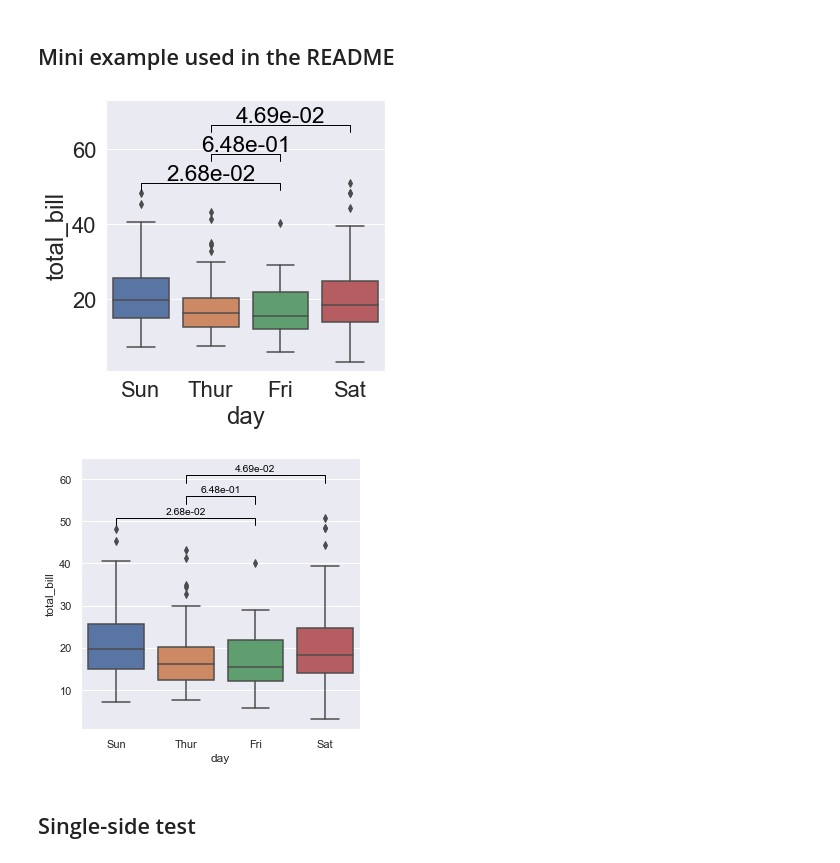
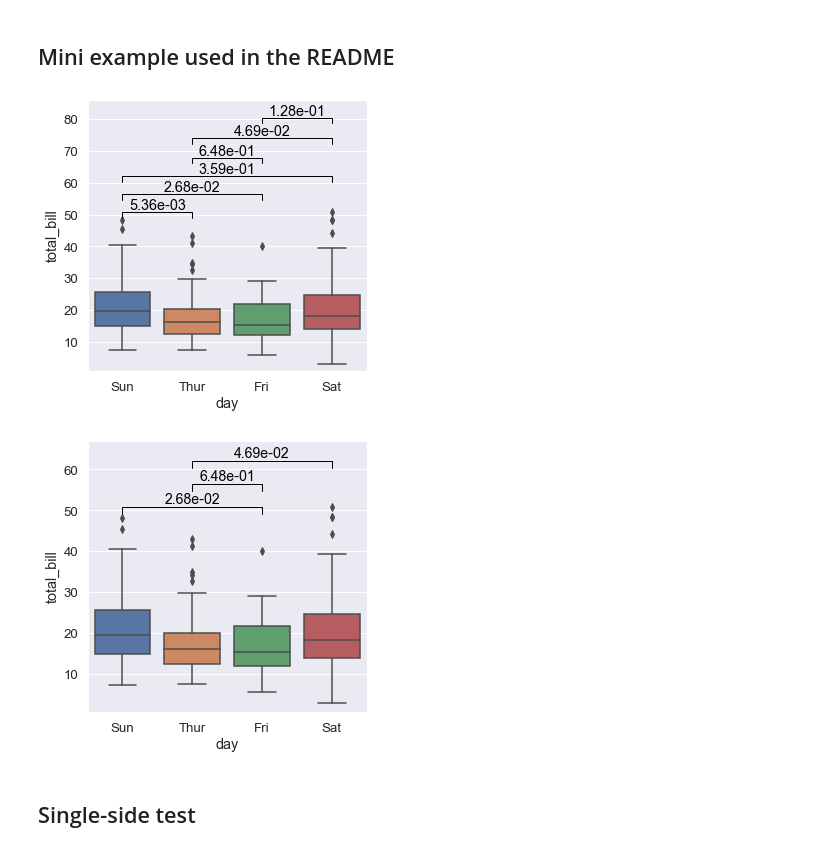
Before and after one commit to mourisl/pvalannot, a Jupyter notebook: dev.ipynb, the cells around one changed output. Cells and saved outputs as stored; diff of their text form; code cells hidden in the pictures.

Commit message:
Allow automatically pairs. Adjust text coordinate if it is out side the x boundaries.

```diff
--- a/dev.ipynb
+++ b/dev.ipynb
@@ -16,21 +16,21 @@ from statannotations.Annotator import Annotator
 # %%
 import matplotlib.pyplot as plt
 import seaborn as sns
 from pvalannot import pvalannot
 
 df = sns.load_dataset("tips")
 x = "day"
 y = "total_bill"
 order = ['Sun', 'Thur', 'Fri', 'Sat']
-font_scale = 2
+font_scale = 1.2
 sns.set(font_scale=font_scale)
 fig = plt.figure(figsize=(5, 5))
 ax = sns.boxplot(data=df, x=x, y=y, order=order)
-pairs=[("Thur", "Fri"), ("Thur", "Sat"), ("Fri", "Sun")]
+#pairs=[("Thur", "Fri"), ("Thur", "Sat"), ("Fri", "Sun")]
 
-pvalannot.AddPvalAnnot(x=x, y=y, data=df, order=order, pairs=pairs, ax=ax, font_scale=1.2)
+pvalannot.AddPvalAnnot(x=x, y=y, data=df, order=order, ax=ax)
 # %% [output]
-[figure, old version]
+[figure, new version]
 # %%
 import matplotlib.pyplot as plt
 import seaborn as sns
@@ -40,14 +40,15 @@ df = sns.load_dataset("tips")
 x = "day"
 y = "total_bill"
 order = ['Sun', 'Thur', 'Fri', 'Sat']
-sns.set(font_scale=1)
+font_scale = 1.2
+sns.set(font_scale=font_scale)
 fig = plt.figure(figsize=(5, 5))
 ax = sns.boxplot(data=df, x=x, y=y, order=order)
 pairs=[("Thur", "Fri"), ("Thur", "Sat"), ("Fri", "Sun")]
 
-pvalannot.AddPvalAnnot(x=x, y=y, data=df, order=order, pairs=pairs, ax=ax, fig=fig)
+pvalannot.AddPvalAnnot(x=x, y=y, data=df, pairs=pairs, order=order, ax=ax)
 # %% [output]
-[figure, old version]
+[figure, new version]
 # %% [markdown]
 ## Single-side test
 # %%
```
Also changed, not shown: parts of 1 cell of this notebook, 1 other file.
